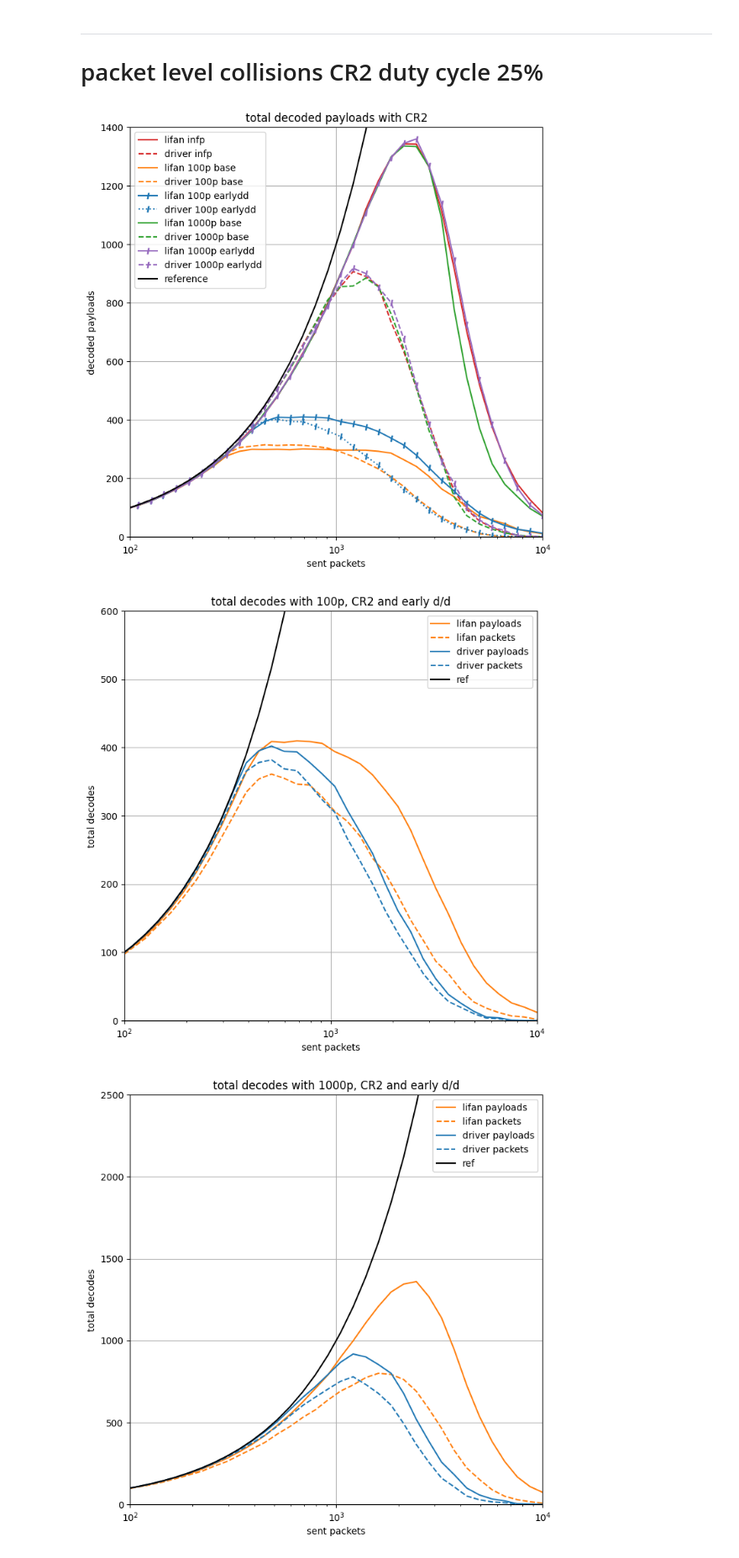
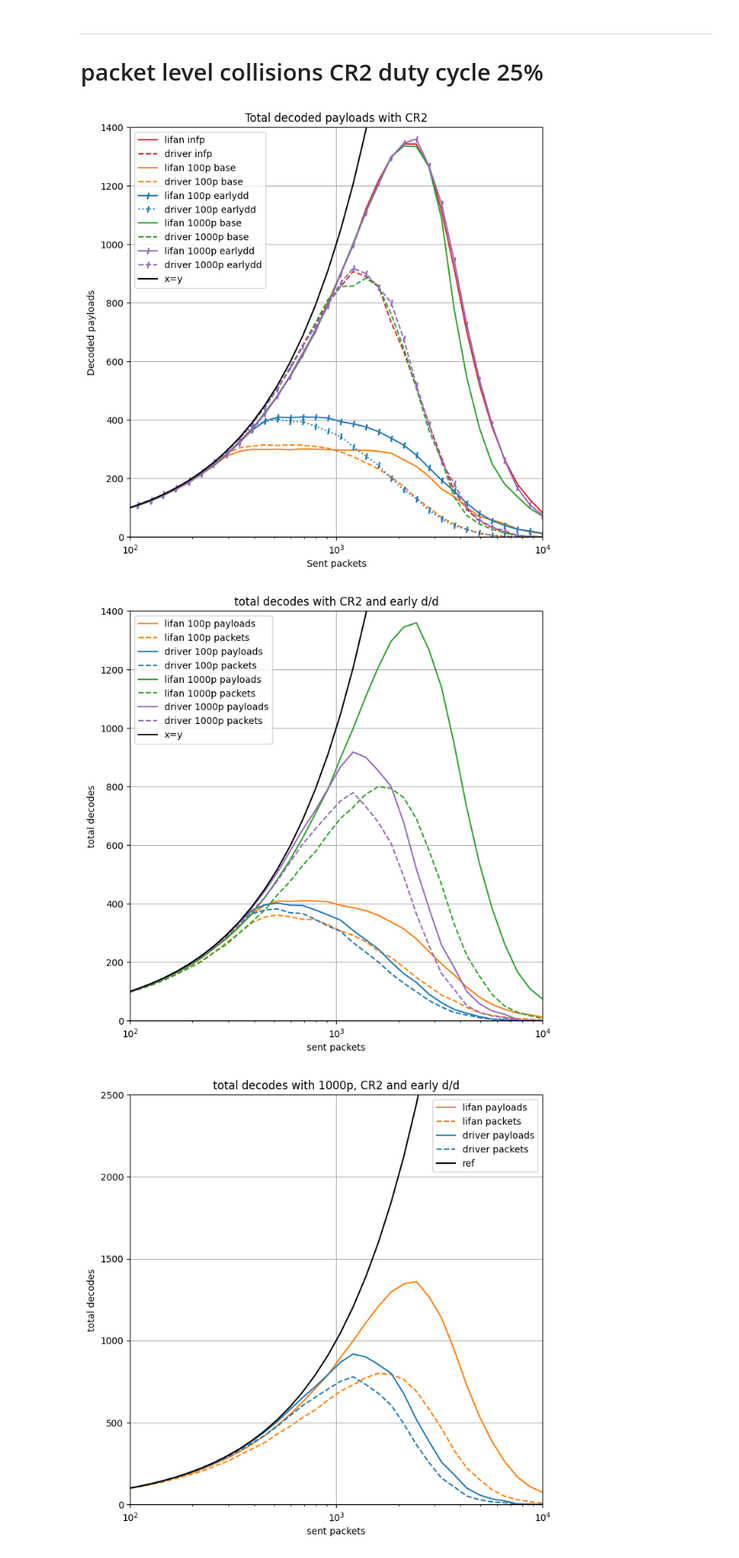
Before and after one commit to diegomm6/lr-fhss_seq-families, a Jupyter notebook: headerPlots.ipynb, the cells around one changed output. Shown at 84% size. Cells and saved outputs as stored; diff of their text form; code cells hidden in the pictures.

```diff
--- a/headerPlots.ipynb
+++ b/headerPlots.ipynb
@@ -107,41 +113,47 @@ plt.plot(nodes, data25dc_cr2['driver-CR2-1000p-dec_payld-base'], label=f'driver
 plt.plot(nodes, data25dc_cr2['lifan-CR2-1000p-dec_payld-rlydd'], label=f'lifan 1000p earlydd', color='#9467bd', marker='$I$')
 plt.plot(nodes, data25dc_cr2['driver-CR2-1000p-dec_payld-rlydd'], label=f'driver 1000p earlydd', color='#9467bd', marker='$I$', linestyle='dashed')
 
-plt.plot(nodes, nodes, label=f'reference', color='k')
+plt.plot(nodes, nodes, label=f'x=y', color='k')
 
-plt.title('total decoded payloads with CR2')
-plt.xlabel('sent packets')
+plt.title('Total decoded payloads with CR2')
+plt.xlabel('Sent packets')
 plt.xscale('log')
-plt.ylabel('decoded payloads')
+plt.ylabel('Decoded payloads')
 plt.xlim(1e2,1e4)
 plt.ylim(0,1.4e3)
 plt.grid()
 plt.legend()
 plt.show()
 # %% [output]
-[figure, old version]
+[figure, new version]
 # %%
 plt.figure(figsize=(8,8))
 
-plt.plot(nodes, data25dc_cr2['lifan-CR2-100p-dec_payld-rlydd'], label=f'lifan payloads', color='#ff7f0e')
-plt.plot(nodes, data25dc_cr2['lifan-CR2-100p-dec_pckts-rlydd'], label=f'lifan packets', color='#ff7f0e', linestyle='dashed')
+plt.plot(nodes, data25dc_cr2['lifan-CR2-100p-dec_payld-rlydd'], label=f'lifan 100p payloads', color='#ff7f0e')
+plt.plot(nodes, data25dc_cr2['lifan-CR2-100p-dec_pckts-rlydd'], label=f'lifan 100p packets', color='#ff7f0e', linestyle='dashed')
 
-plt.plot(nodes, data25dc_cr2['driver-CR2-100p-dec_payld-rlydd'], label=f'driver payloads', color='#1f77b4')
-plt.plot(nodes, data25dc_cr2['driver-CR2-100p-dec_pckts-rlydd'], label=f'driver packets', color='#1f77b4', linestyle='dashed')
+plt.plot(nodes, data25dc_cr2['driver-CR2-100p-dec_payld-rlydd'], label=f'driver 100p payloads', color='#1f77b4')
+plt.plot(nodes, data25dc_cr2['driver-CR2-100p-dec_pckts-rlydd'], label=f'driver 100p packets', color='#1f77b4', linestyle='dashed')
 
-plt.plot(nodes, nodes, label=f'ref', color='k')
+plt.plot(nodes, data25dc_cr2['lifan-CR2-1000p-dec_payld-rlydd'], label=f'lifan 1000p payloads', color='#2ca02c')
+plt.plot(nodes, data25dc_cr2['lifan-CR2-1000p-dec_pckts-rlydd'], label=f'lifan 1000p packets', color='#2ca02c', linestyle='dashed')
 
-plt.title('total decodes with 100p, CR2 and early d/d')
+plt.plot(nodes, data25dc_cr2['driver-CR2-1000p-dec_payld-rlydd'], label=f'driver 1000p payloads', color='#9467bd')
+plt.plot(nodes, data25dc_cr2['driver-CR2-1000p-dec_pckts-rlydd'], label=f'driver 1000p packets', color='#9467bd', linestyle='dashed')
+
+plt.plot(nodes, nodes, label=f'x=y', color='k')
+
+plt.title('total decodes with CR2 and early d/d')
 plt.xlabel('sent packets')
 plt.xscale('log')
 plt.ylabel('total decodes')
 plt.xlim(1e2,1e4)
-plt.ylim(0,6e2)
+plt.ylim(0,1.4e3)
 plt.grid()
 plt.legend()
 plt.show()
 # %% [output]
-[figure, old version]
+[figure, new version]
 # %%
 plt.figure(figsize=(8,8))
 
```
Also changed, not shown: parts of 20 cells of this notebook, 11 other files.
